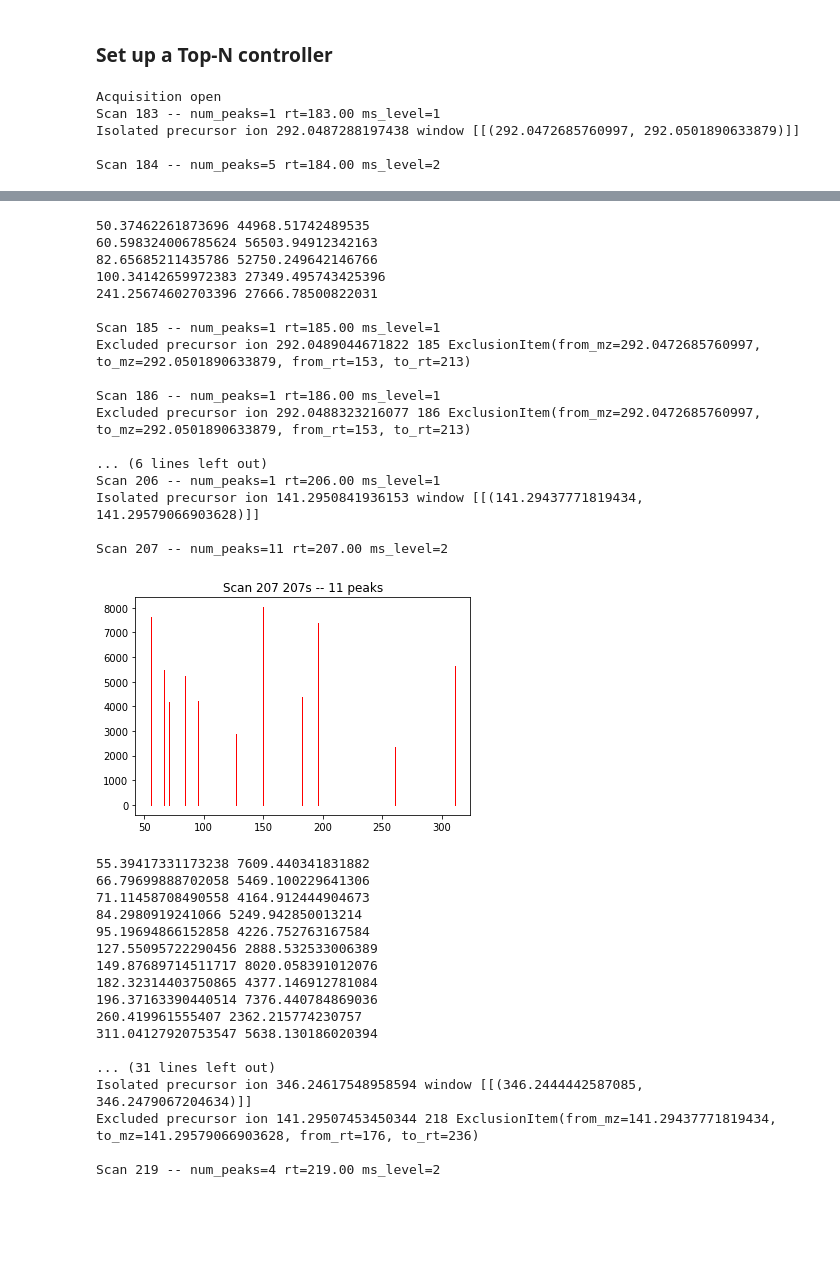
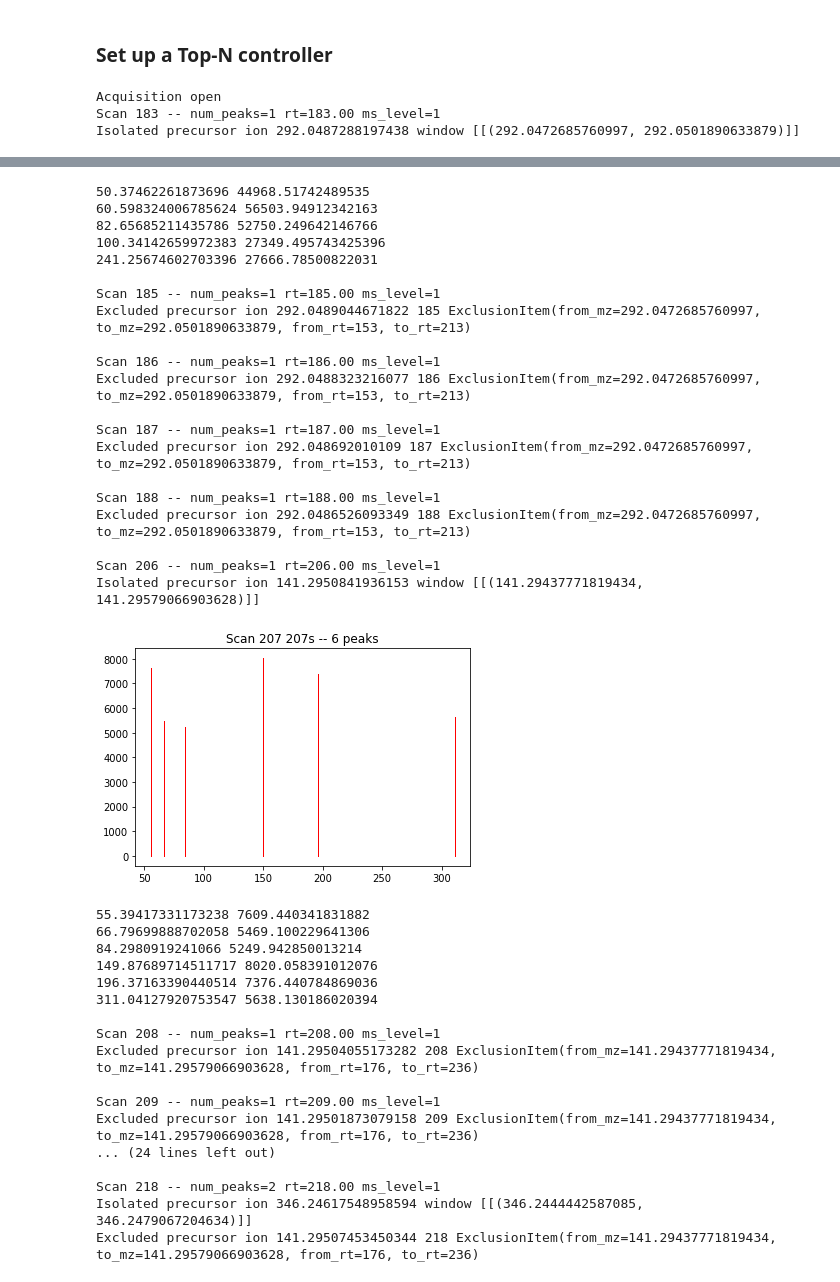
Before and after one commit to sdrogers/clms, a Jupyter notebook: Simulator/notebooks/controller_demo.ipynb, the cells around one changed output, grey strips where cells are left out. Drawn from its saved outputs; the diff is of its cells as text; code cells hidden in the pictures; blank space fills up the shorter version.

Commit message:
Added minimum ms2 intensity filter to the top-N controller.

```diff
--- a/Simulator/notebooks/controller_demo.ipynb
+++ b/Simulator/notebooks/controller_demo.ipynb
@@ -111,56 +111,58 @@ Acquisition open
 # %% [markdown]
 ### Set up a Top-N controller
 # %%
-max_rt = 225
-N = 5
-mz_tol = 5
-rt_tol = 30
+max_rt = 225                    # the maximum retention time of scans to generate
+N = 5                           # top-5 DDA fragmentation
+mz_tol = 5                      # the mz isolation window around a selected precursor ion
+rt_tol = 30                     # the rt window around a selected precursor ion to prevent it from fragmented multiple times
+min_ms2_intensity = 5000        # the minimum ms2 peak intensity
 
 mass_spec = IndependentMassSpectrometer(sampled_chemicals)
-controller = TopNController(sampled_chemicals, mass_spec, N, mz_tol, rt_tol)
+controller = TopNController(sampled_chemicals, mass_spec, N, mz_tol, rt_tol, min_ms2_intensity=min_ms2_intensity)
 controller.run(max_rt)
 # %% [output]
 Acquisition open
 Scan 183 -- num_peaks=1 rt=183.00 ms_level=1
 Isolated precursor ion 292.0487288197438 window [[(292.0472685760997, 292.0501890633879)]]
-
-Scan 184 -- num_peaks=5 rt=184.00 ms_level=2
 [figure]
 50.37462261873696 44968.51742489535
 60.598324006785624 56503.94912342163
 82.65685211435786 52750.249642146766
 100.34142659972383 27349.495743425396
 241.25674602703396 27666.78500822031
 
 Scan 185 -- num_peaks=1 rt=185.00 ms_level=1
 Excluded precursor ion 292.0489044671822 185 ExclusionItem(from_mz=292.0472685760997, to_mz=292.0501890633879, from_rt=153, to_rt=213)
 
 Scan 186 -- num_peaks=1 rt=186.00 ms_level=1
 Excluded precursor ion 292.0488323216077 186 ExclusionItem(from_mz=292.0472685760997, to_mz=292.0501890633879, from_rt=153, to_rt=213)
 
-... (6 lines left out)
+Scan 187 -- num_peaks=1 rt=187.00 ms_level=1
+Excluded precursor ion 292.048692010109 187 ExclusionItem(from_mz=292.0472685760997, to_mz=292.0501890633879, from_rt=153, to_rt=213)
+
+Scan 188 -- num_peaks=1 rt=188.00 ms_level=1
+Excluded precursor ion 292.0486526093349 188 ExclusionItem(from_mz=292.0472685760997, to_mz=292.0501890633879, from_rt=153, to_rt=213)
+
 Scan 206 -- num_peaks=1 rt=206.00 ms_level=1
 Isolated precursor ion 141.2950841936153 window [[(141.29437771819434, 141.29579066903628)]]
-
-Scan 207 -- num_peaks=11 rt=207.00 ms_level=2
-[figure, old version]
+[figure, new version]
 55.39417331173238 7609.440341831882
 66.79699888702058 5469.100229641306
-71.11458708490558 4164.912444904673
 84.2980919241066 5249.942850013214
-95.19694866152858 4226.752763167584
-127.55095722290456 2888.532533006389
 149.87689714511717 8020.058391012076
-182.32314403750865 4377.146912781084
 196.37163390440514 7376.440784869036
-260.419961555407 2362.215774230757
 311.04127920753547 5638.130186020394
 
-... (31 lines left out)
+Scan 208 -- num_peaks=1 rt=208.00 ms_level=1
+Excluded precursor ion 141.29504055173282 208 ExclusionItem(from_mz=141.29437771819434, to_mz=141.29579066903628, from_rt=176, to_rt=236)
+
+Scan 209 -- num_peaks=1 rt=209.00 ms_level=1
+Excluded precursor ion 141.29501873079158 209 ExclusionItem(from_mz=141.29437771819434, to_mz=141.29579066903628, from_rt=176, to_rt=236)
+... (24 lines left out)
+
+Scan 218 -- num_peaks=2 rt=218.00 ms_level=1
 Isolated precursor ion 346.24617548958594 window [[(346.2444442587085, 346.2479067204634)]]
 Excluded precursor ion 141.29507453450344 218 ExclusionItem(from_mz=141.29437771819434, to_mz=141.29579066903628, from_rt=176, to_rt=236)
-
-Scan 219 -- num_peaks=4 rt=219.00 ms_level=2
 [figure]
 57.128399966618154 91441.64706627424
 105.22151136037176 87878.09060649418
```
Also changed, not shown: parts of 1 cell of this notebook, 2 other files.
